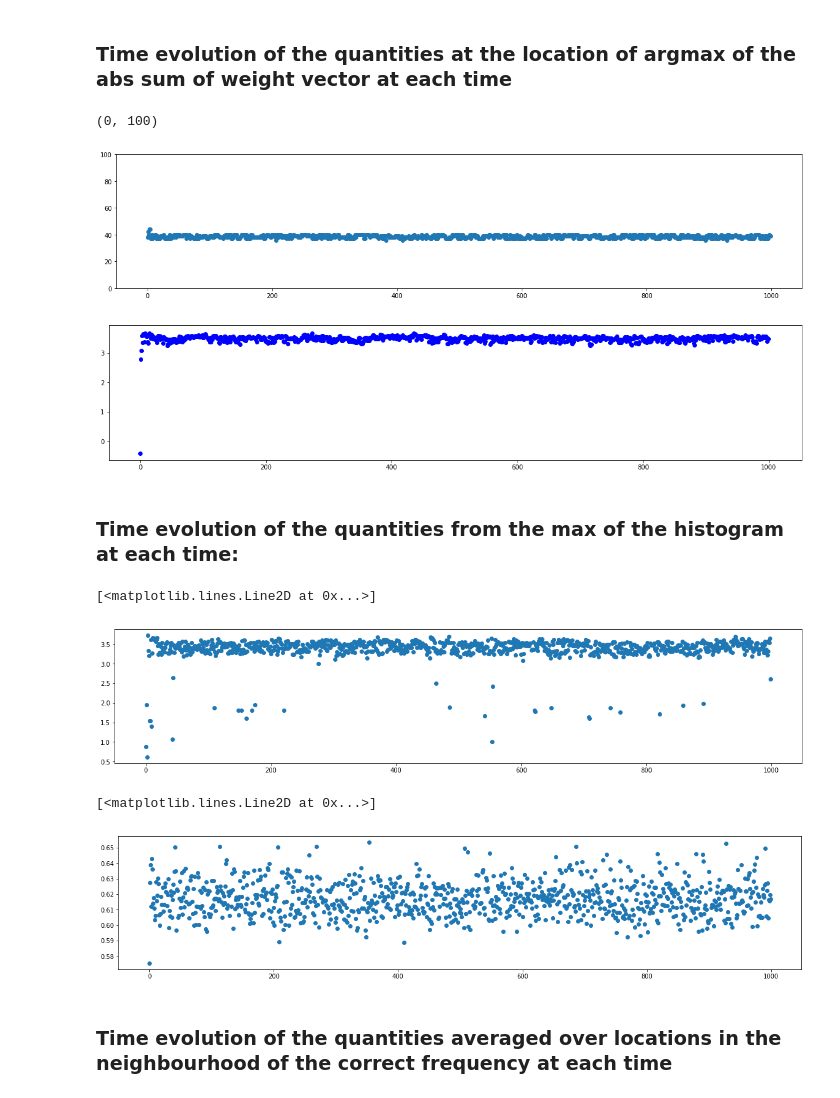
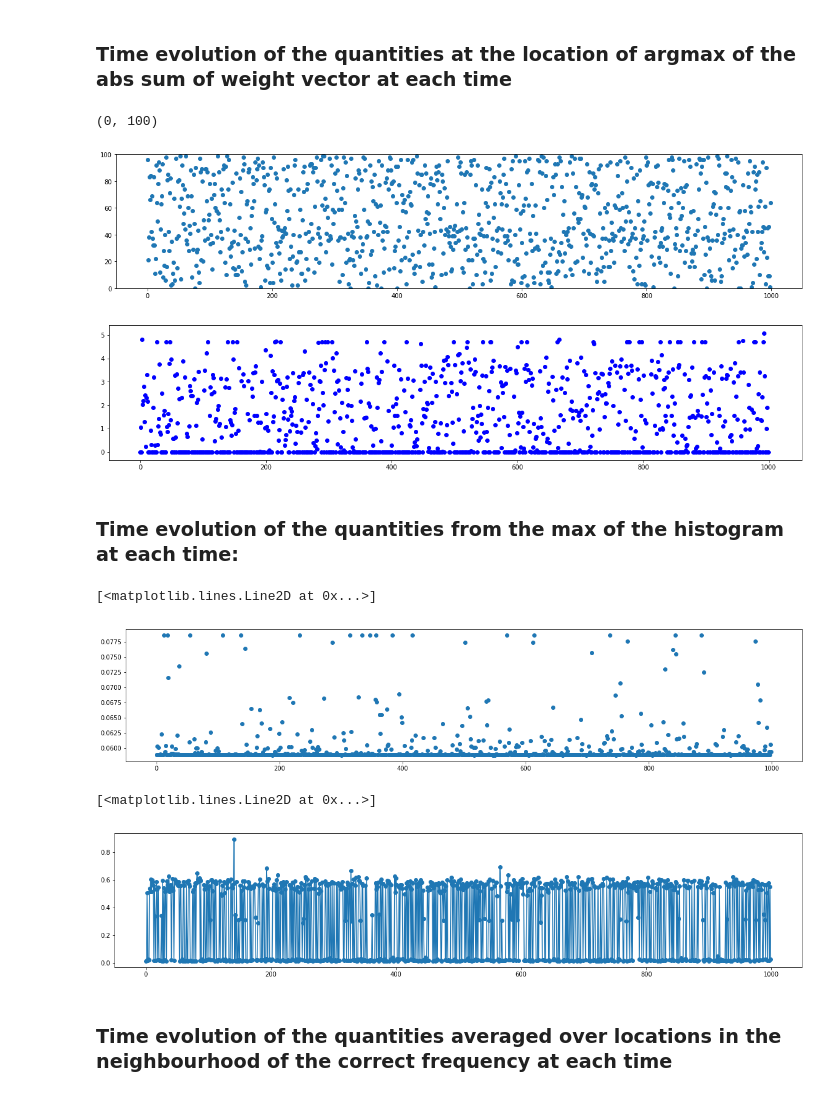
Before and after one commit to btemoshir/learningDynamics, a Jupyter notebook: 23_XYmodel_1D_Bernoulli-highLR-Copy1.ipynb, the cells around one changed output. Drawn from its saved outputs; the diff is of its cells as text; code cells hidden in the pictures.

```diff
--- a/23_XYmodel_1D_Bernoulli-highLR-Copy1.ipynb
+++ b/23_XYmodel_1D_Bernoulli-highLR-Copy1.ipynb
@@ -123,7 +123,7 @@ def XY2dCouplings(BM,size=20,beta1=1.0,beta2=1.0,num_states=10,PBC=False):
 # %%
 #Train the model
 RBM = rbm.RBM(visible = 'Potts', n_cv=10, n_v=N, n_h = 1, hidden = 'Bernoulli',zero_field = True)
-results = RBM.fit(data,n_iter=100,verbose=0,learning_rate = 1.0,record=['W'],record_interval=100,batch_size=100,N_MC= 20, lr_decay=False,batch_norm=False);
+results = RBM.fit(data,n_iter=100,verbose=0,learning_rate = 3.,record=['W'],record_interval=100,batch_size=100,N_MC= 20, lr_decay=False,batch_norm=False);
 # %% [output]
 Starting epoch 1
 Starting epoch 2
@@ -208,7 +208,7 @@ popc = np.zeros([len(np.array(results['W'])[:,0,0,0]),len(np.array(results['W'])
 for i in np.arange(len(np.array(results['W'])[-1,0,:,0])):
     for j in np.arange(len(np.array(results['W'])[:,0,0,0])):
         try:
-            popt[j,i],popc[j,i] = sc.optimize.curve_fit(cosfit,np.arange(10),(np.array(results['W'])[j,0,i,:]),[1,1,1])
+            popt[j,i],popc[j,i] = sc.optimize.curve_fit(cosfit,np.arange(10),(np.array(results['W'])[j,0,i,:]),[1,1,2*np.pi/10],bounds=(0,[np.inf,2*np.pi,np.inf]))
         except:
             pass
 # %%
@@ -253,7 +253,7 @@ plt.plot(np.argmax(np.sum(abs(np.array(results['W'])[:,0,:,:]),axis=2),axis=1),'
 plt.ylim((0,100))
 # %% [output]
 (0, 100)
-[figure, old version]
+[figure, new version]
 # %%
 k = 0
 plt.figure(figsize=(20,4))
@@ -261,7 +261,7 @@ for i in (np.argmax(np.sum(abs(np.array(results['W'])[:,0,:,:]),axis=2),axis=1))
     plt.scatter(k,popt[k,i,1],c='b')
     k+=1
 # %% [output]
-[figure, old version]
+[figure, new version]
 # %% [markdown]
 ### Time evolution of the quantities from the max of the histogram at each time:
 # %%
@@ -277,13 +277,13 @@ plt.figure(figsize=(20,4))
 plt.plot(hist_poptMax[:,1],'o')
 # %% [output]
 [<matplotlib.lines.Line2D at 0x...>]
-[figure, old version]
+[figure, new version]
 # %%
 plt.figure(figsize=(20,4))
-plt.plot(hist_poptMax[:,2],'o')
+plt.plot(hist_poptMax[:,2],'o-')
 # %% [output]
 [<matplotlib.lines.Line2D at 0x...>]
-[figure, old version]
+[figure, new version]
 # %% [markdown]
 ### Time evolution of the quantities averaged over locations in the neighbourhood of the correct frequency at each time
 # %%
```
Also changed, not shown: parts of 13 cells of this notebook, 37 other files.
